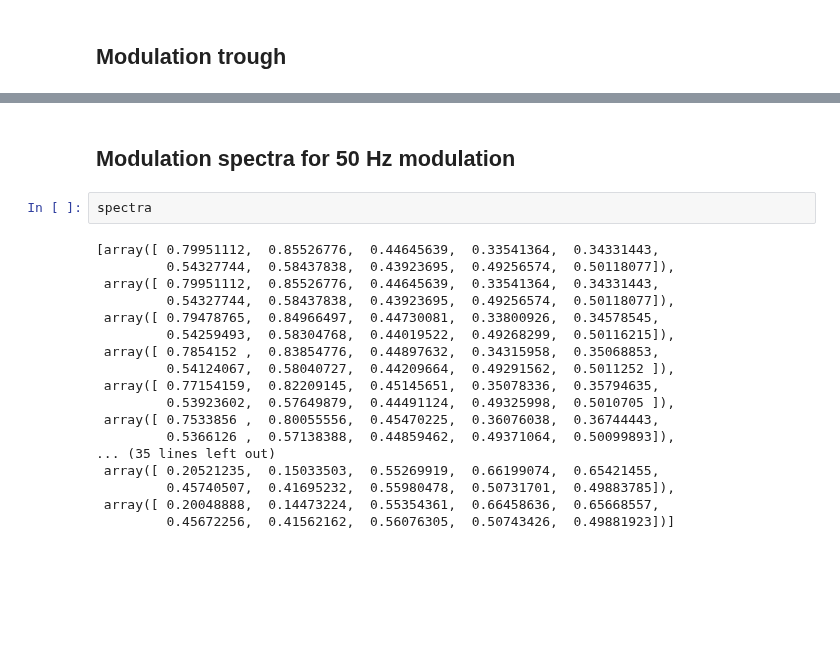
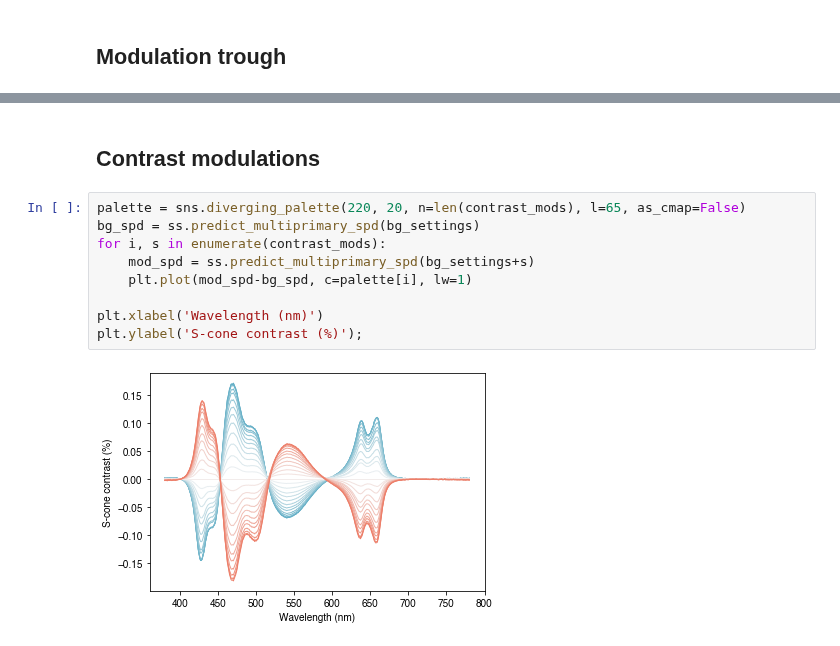
Before and after one commit to PySilentSubstitution/pysilsub, a Jupyter notebook: notebooks/pseudo_inverse_contrast_example.ipynb, the cells around one changed output, grey strips where cells are left out. Drawn from its saved outputs; the diff is of its cells as text; blank space fills up the shorter version.

```diff
--- a/notebooks/pseudo_inverse_contrast_example.ipynb
+++ b/notebooks/pseudo_inverse_contrast_example.ipynb
@@ -107,23 +113,14 @@ Splatter: [-0.00358463 -0.00366198 -0.00048466]
 # %% [markdown]
-Modulation spectra for 50 Hz modulation
----------------------------------------
+Contrast modulations
+--------------------
-# %%
-spectra
-# %% [output]
-[array([ 0.79951112,  0.85526776,  0.44645639,  0.33541364,  0.34331443,
-         0.54327744,  0.58437838,  0.43923695,  0.49256574,  0.50118077]),
- array([ 0.79951112,  0.85526776,  0.44645639,  0.33541364,  0.34331443,
-         0.54327744,  0.58437838,  0.43923695,  0.49256574,  0.50118077]),
- array([ 0.79478765,  0.84966497,  0.44730081,  0.33800926,  0.34578545,
-         0.54259493,  0.58304768,  0.44019522,  0.49268299,  0.50116215]),
- array([ 0.7854152 ,  0.83854776,  0.44897632,  0.34315958,  0.35068853,
-         0.54124067,  0.58040727,  0.44209664,  0.49291562,  0.5011252 ]),
- array([ 0.77154159,  0.82209145,  0.45145651,  0.35078336,  0.35794635,
-         0.53923602,  0.57649879,  0.44491124,  0.49325998,  0.5010705 ]),
- array([ 0.7533856 ,  0.80055556,  0.45470225,  0.36076038,  0.36744443,
-         0.5366126 ,  0.57138388,  0.44859462,  0.49371064,  0.50099893]),
-... (35 lines left out)
- array([ 0.20521235,  0.15033503,  0.55269919,  0.66199074,  0.65421455,
-         0.45740507,  0.41695232,  0.55980478,  0.50731701,  0.49883785]),
- array([ 0.20048888,  0.14473224,  0.55354361,  0.66458636,  0.65668557,
-         0.45672256,  0.41562162,  0.56076305,  0.50743426,  0.49881923])]
+# %%
+palette = sns.diverging_palette(220, 20, n=len(contrast_mods), l=65, as_cmap=False)
+bg_spd = ss.predict_multiprimary_spd(bg_settings)
+for i, s in enumerate(contrast_mods):
+    mod_spd = ss.predict_multiprimary_spd(bg_settings+s)
+    plt.plot(mod_spd-bg_spd, c=palette[i], lw=1)
+
+plt.xlabel('Wavelength (nm)')
+plt.ylabel('S-cone contrast (%)');
+# %% [output]
+[figure, added]
```
Also changed, not shown: parts of 8 cells of this notebook, 5 other files.
